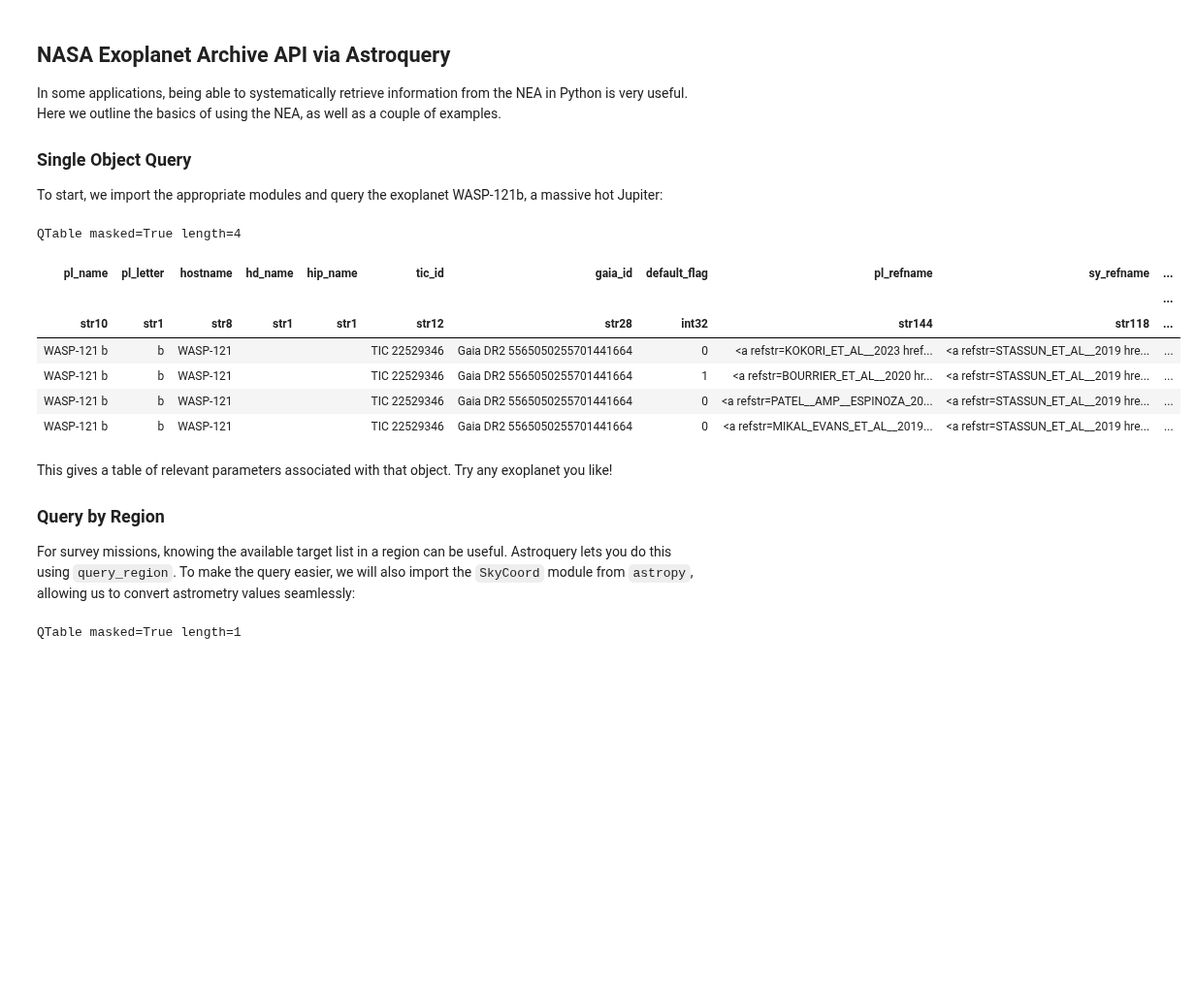
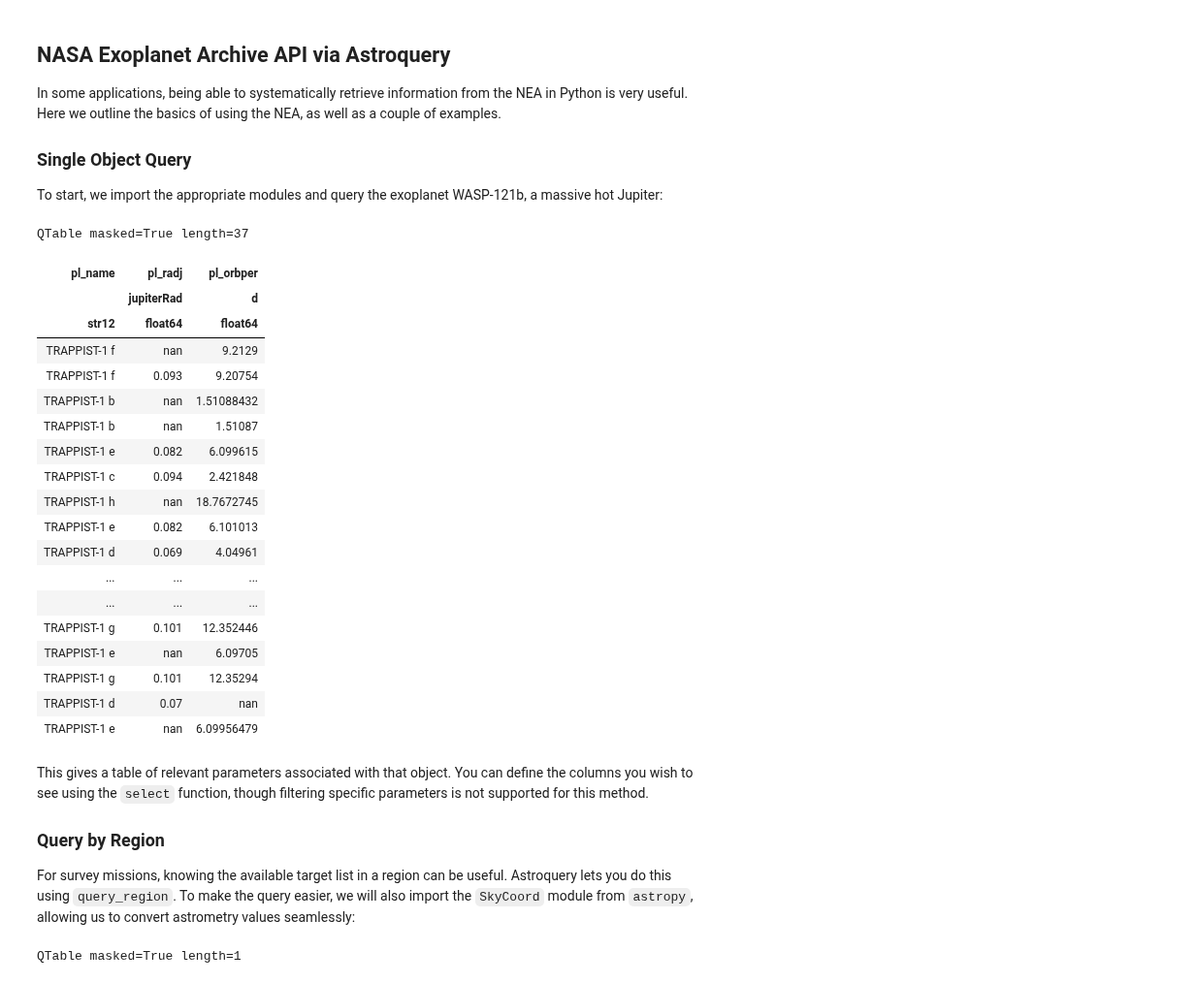
Before and after one commit to AstroMusers/ExoCore, a Jupyter notebook: ExoCore/Curriculum/Catalogs/NEA.ipynb, the cells around one changed output. Shown at 97% size. Cells and saved outputs as stored; diff of their text form; code cells hidden in the pictures; blank space fills up the shorter version.

```diff
--- a/ExoCore/Curriculum/Catalogs/NEA.ipynb
+++ b/ExoCore/Curriculum/Catalogs/NEA.ipynb
@@ -103,21 +104,33 @@ In some applications, being able to systematically retrieve information from the
 ### Single Object Query
 To start, we import the appropriate modules and query the exoplanet WASP-121b, a massive hot Jupiter:
 # %%
-from astroquery.ipac.nexsci.nasa_exoplanet_archive import NasaExoplanetArchive
+from astroquery.ipac.nexsci.nasa_exoplanet_archive import NasaExoplanetArchive as NEA
 
-##Import only the first four entries
-NasaExoplanetArchive.query_object('WASP-121b')[0:4]
+##Import the name, radius, and period of all planets around TRAPPIST-1
+NEA.query_object('TRAPPIST-1', select='pl_name,pl_radj,pl_orbper')
 # %% [output]
-QTable masked=True length=4
+QTable masked=True length=37
-| pl_name | pl_letter | hostname | hd_name | hip_name | tic_id | gaia_id | default_flag | pl_refname | sy_refname | ... |
-|  |  |  |  |  |  |  |  |  |  | ... |
-| str10 | str1 | str8 | str1 | str1 | str12 | str28 | int32 | str144 | str118 | ... |
-| WASP-121 b | b | WASP-121 |  |  | TIC 22529346 | Gaia DR2 5565050255701441664 | 0 | <a refstr=KOKORI_ET_AL__2023 href... | <a refstr=STASSUN_ET_AL__2019 hre... | ... |
-| WASP-121 b | b | WASP-121 |  |  | TIC 22529346 | Gaia DR2 5565050255701441664 | 1 | <a refstr=BOURRIER_ET_AL__2020 hr... | <a refstr=STASSUN_ET_AL__2019 hre... | ... |
-| WASP-121 b | b | WASP-121 |  |  | TIC 22529346 | Gaia DR2 5565050255701441664 | 0 | <a refstr=PATEL__AMP__ESPINOZA_20... | <a refstr=STASSUN_ET_AL__2019 hre... | ... |
-| WASP-121 b | b | WASP-121 |  |  | TIC 22529346 | Gaia DR2 5565050255701441664 | 0 | <a refstr=MIKAL_EVANS_ET_AL__2019... | <a refstr=STASSUN_ET_AL__2019 hre... | ... |
+| pl_name | pl_radj | pl_orbper |
+|  | jupiterRad | d |
+| str12 | float64 | float64 |
+| TRAPPIST-1 f | nan | 9.2129 |
+| TRAPPIST-1 f | 0.093 | 9.20754 |
+| TRAPPIST-1 b | nan | 1.51088432 |
+| TRAPPIST-1 b | nan | 1.51087 |
+| TRAPPIST-1 e | 0.082 | 6.099615 |
+| TRAPPIST-1 c | 0.094 | 2.421848 |
+| TRAPPIST-1 h | nan | 18.7672745 |
+| TRAPPIST-1 e | 0.082 | 6.101013 |
+| TRAPPIST-1 d | 0.069 | 4.04961 |
+| ... | ... | ... |
+| ... | ... | ... |
+| TRAPPIST-1 g | 0.101 | 12.352446 |
+| TRAPPIST-1 e | nan | 6.09705 |
+| TRAPPIST-1 g | 0.101 | 12.35294 |
+| TRAPPIST-1 d | 0.07 | nan |
+| TRAPPIST-1 e | nan | 6.09956479 |
 # %% [markdown]
-This gives a table of relevant parameters associated with that object. Try any exoplanet you like!
+This gives a table of relevant parameters associated with that object. You can define the columns you wish to see using the `select` function, though filtering specific parameters is not supported for this method.
 ### Query by Region
 For survey missions, knowing the available target list in a region can be useful. Astroquery lets you do this using `query_region`. To make the query easier, we will also import the `SkyCoord` module from `astropy`, allowing us to convert astrometry values seamlessly:
 # %%
```
Also changed, not shown: parts of 9 cells of this notebook, 9 other files.
